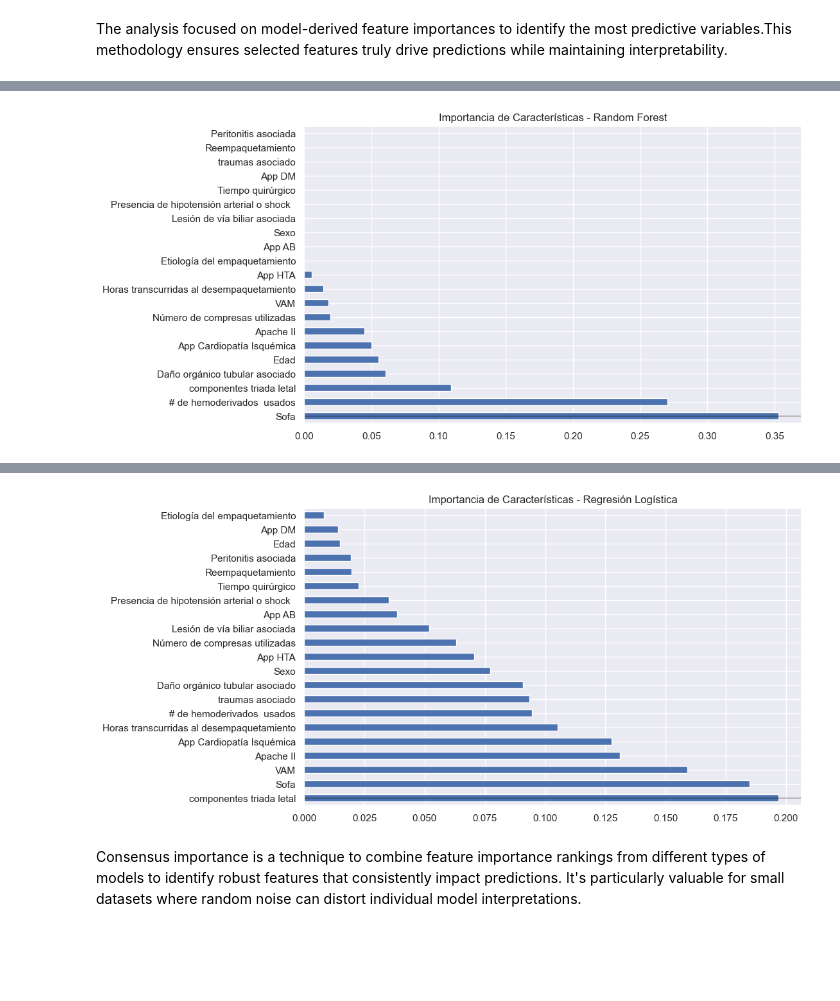
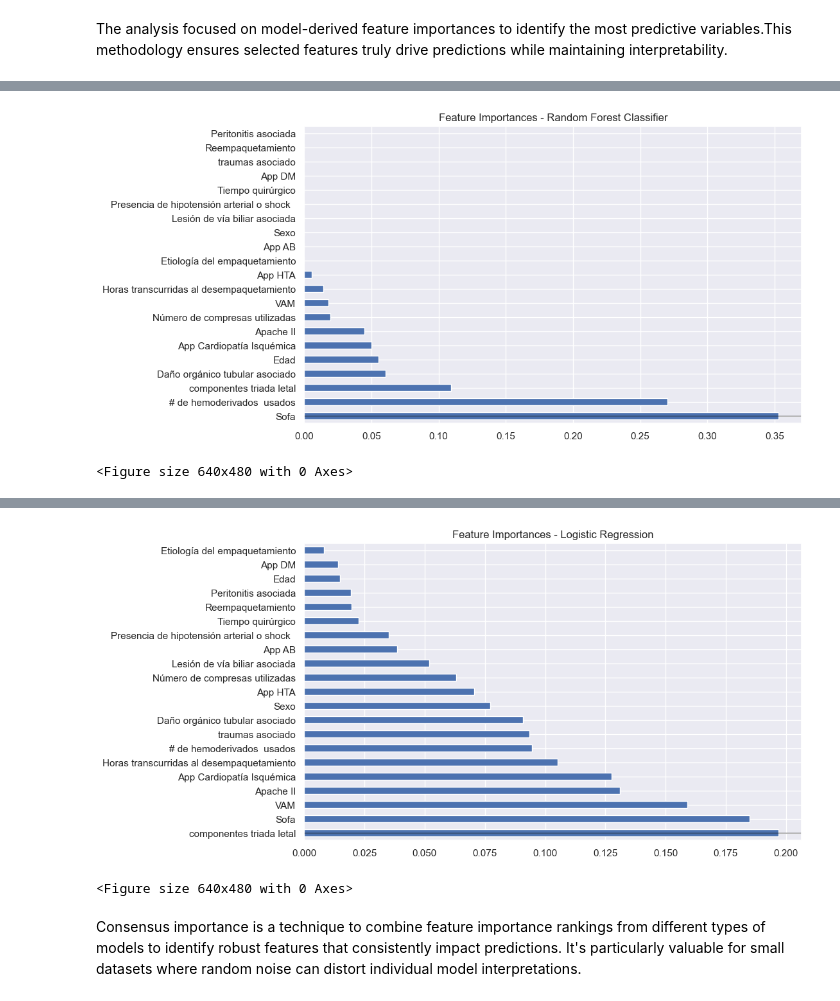
Before and after one commit to amaliezzz/Damage-Control-Feature-Selection, a Jupyter notebook: notebooks/02_feature_selection.ipynb, the cells around one changed output, grey strips where cells are left out. Drawn from its saved outputs; the diff is of its cells as text; code cells hidden in the pictures; blank space fills up the shorter version.

```diff
--- a/notebooks/02_feature_selection.ipynb
+++ b/notebooks/02_feature_selection.ipynb
@@ -58,9 +58,10 @@ plt.figure(figsize=(10, 6))
 sns.set(style='darkgrid')
 importances_rf.plot(kind='barh')
 
-plt.title('Importancia de Características - Random Forest')
+plt.title('Feature Importances - Random Forest Classifier')
 plt.axhline(y=0, color='k', linestyle='-', alpha=0.3)
 plt.show()
+plt.savefig('../figures/importances_rf.png', dpi = 300, bbox_inches='tight')
 
 coef_df = pd.DataFrame({
     'Feature': X.columns,
@@ -69,6 +70,7 @@ coef_df = pd.DataFrame({
 }).sort_values('Abs_Coefficient', ascending=False)
 # %% [output]
 [figure]
+<Figure size 640x480 with 0 Axes>
 # %%
 best_lr.fit(X_scaled, y)
 
@@ -96,21 +98,23 @@ dtype: float64
 # %%
 import matplotlib.pyplot as plt
 
 plt.figure(figsize=(10, 6))
 sns.set(style='darkgrid')
 importances_lr.plot(kind='barh')
 
-plt.title('Importancia de Características - Regresión Logística')
+plt.title('Feature Importances - Logistic Regression')
 plt.axhline(y=0, color='k', linestyle='-', alpha=0.3)
 plt.show()
+plt.savefig('../figures/importances_lr.png', dpi = 300, bbox_inches='tight')
 
 coef_df = pd.DataFrame({
     'Feature': X.columns,
     'Coefficient': best_lr.coef_[0],
     'Abs_Coefficient': np.abs(best_lr.coef_[0])
 }).sort_values('Abs_Coefficient', ascending=False)
 # %% [output]
-[figure, old version]
+[figure, new version]
+<Figure size 640x480 with 0 Axes>
 # %% [markdown]
 Consensus importance is a technique to combine feature importance rankings from different types of models to identify robust features that consistently impact predictions. It's particularly valuable for small datasets where random noise can distort individual model interpretations.
 # %%
```
Also changed, not shown: parts of 2 cells of this notebook, 17 other files.
